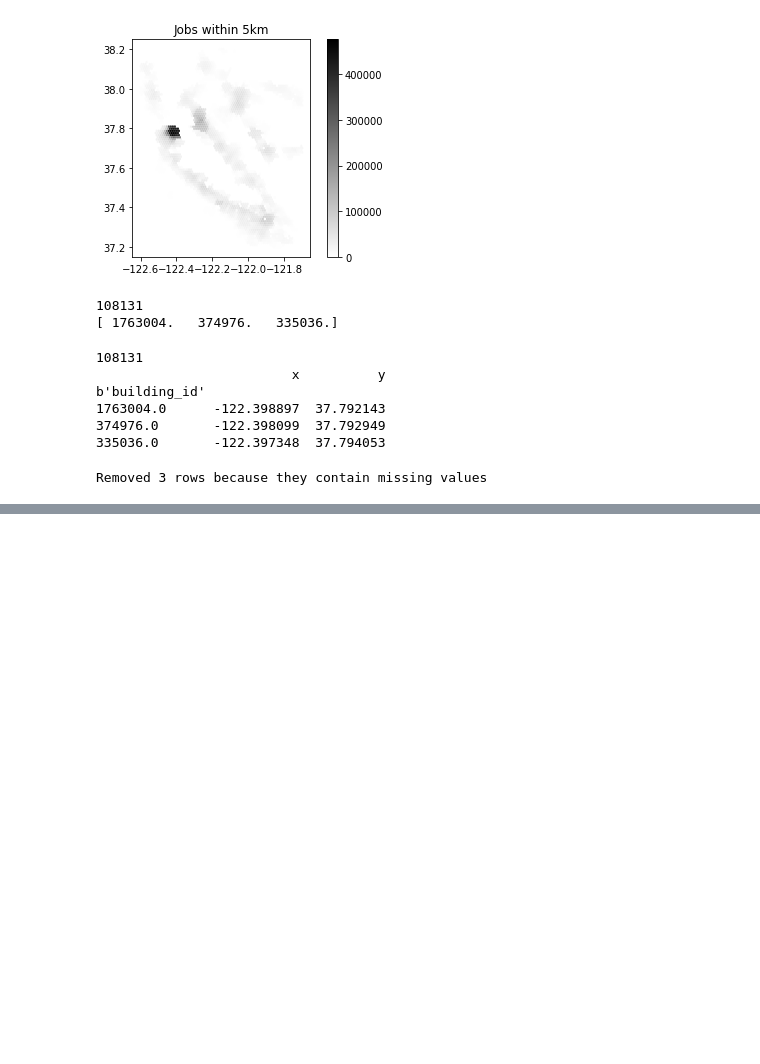
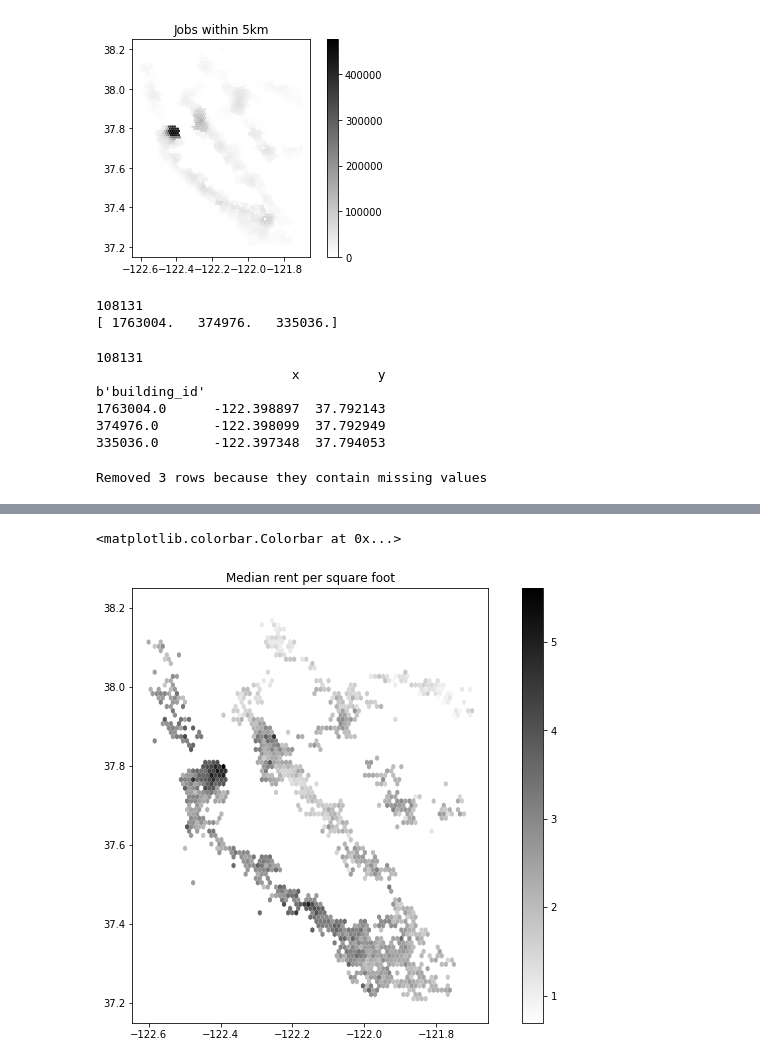
Before and after one commit to ual/displacement-chapter-replication, a Jupyter notebook: notebooks/UrbanSim-maps.ipynb, the cells around one changed output, grey strips where cells are left out. Drawn from its saved outputs; the diff is of its cells as text; code cells hidden in the pictures; blank space fills up the shorter version.

Commit message:
Price and accessibility work in progress

```diff
--- a/notebooks/UrbanSim-maps.ipynb
+++ b/notebooks/UrbanSim-maps.ipynb
@@ -221,0 +231,4 @@ fig.colorbar(hb)
+# %%
+rentals = pd.read_csv('../../bayarea_urbansim/data/sfbay_craigslist.csv')
+print(len(rentals))
+print(rentals.head(3))
@@ -221,0 +258,15 @@ fig.colorbar(hb)
+# %%
+extent = (-121.7, -122.6, 37.2, 38.2)  # left right bottom top
+
+data = rentals.loc[rentals.price_per_sqft < 10]
+values = data.price_per_sqft
+
+fig, ax = plt.subplots()
+ax.set_aspect(1.1)  # ratio of x to y
+plt.title('Median rent per square foot')
+hb = plt.hexbin(data.lon, data.lat, C=values, reduce_C_function=np.median,
+                extent=extent, mincnt=5, gridsize=80, linewidths=0, cmap='binary')
+fig.colorbar(hb)
+# %% [output]
+<matplotlib.colorbar.Colorbar at 0x...>
+[figure, added]
```
Also changed, not shown: parts of 6 cells of this notebook.
